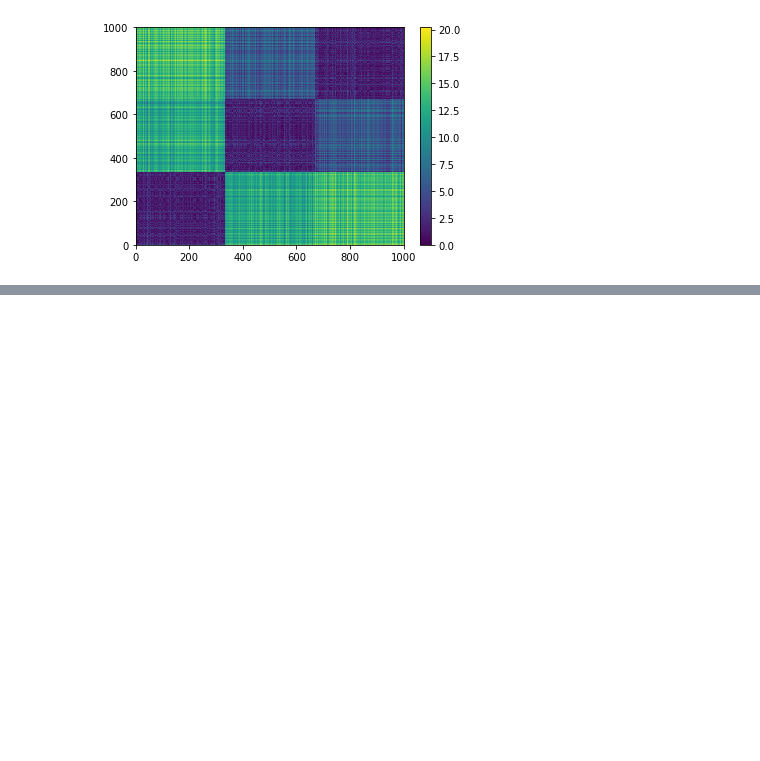
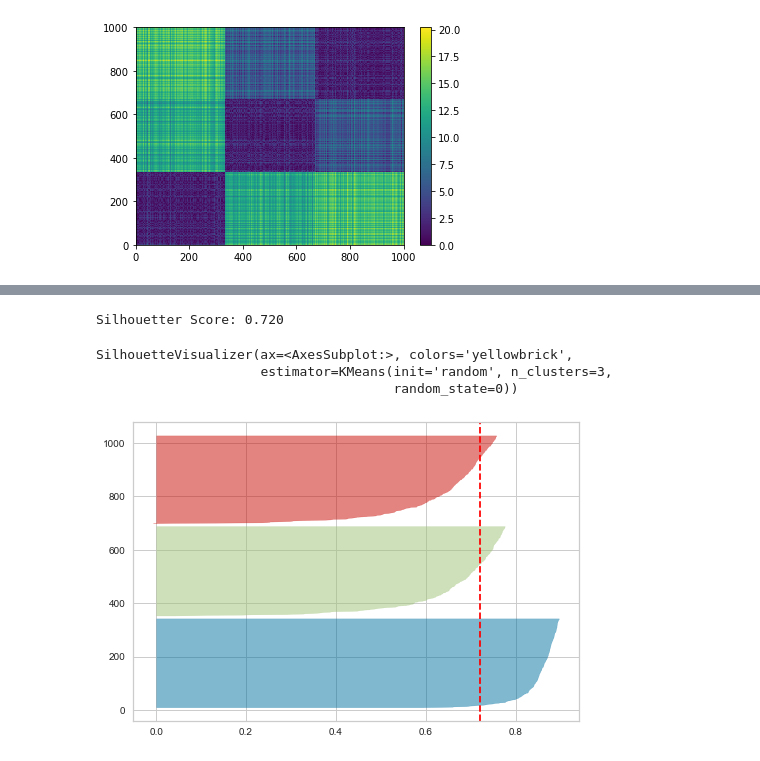
Before and after one commit to kiat/Elements-of-Data-Analytics, a Jupyter notebook: Code-Example-026-distance-matrix.ipynb, the cells around one changed output, grey strips where cells are left out. Saved outputs shown, nothing was run; the diff lists cells and outputs as text; code cells hidden in the pictures; blank space fills up the shorter version.

```diff
--- a/Code-Example-026-distance-matrix.ipynb
+++ b/Code-Example-026-distance-matrix.ipynb
@@ -127,0 +134,22 @@ plt.show()
+# %%
+from sklearn import metrics
+score = metrics.silhouette_score(X3, km.labels_, metric='euclidean')
+#
+# Print the score
+#
+print('Silhouetter Score: %.3f' % score)
+# %% [output]
+Silhouetter Score: 0.720
+# %%
+# Install module yellowbrick
+# pip3 install yellowbrick
+
+from yellowbrick.cluster import SilhouetteVisualizer
+
+visualizer = SilhouetteVisualizer(km, colors='yellowbrick')
+visualizer.fit(X3)
+# %% [output]
+SilhouetteVisualizer(ax=<AxesSubplot:>, colors='yellowbrick',
+                     estimator=KMeans(init='random', n_clusters=3,
+                                      random_state=0))
+[figure, added]
```
Also changed, not shown: parts of 1 cell of this notebook.
